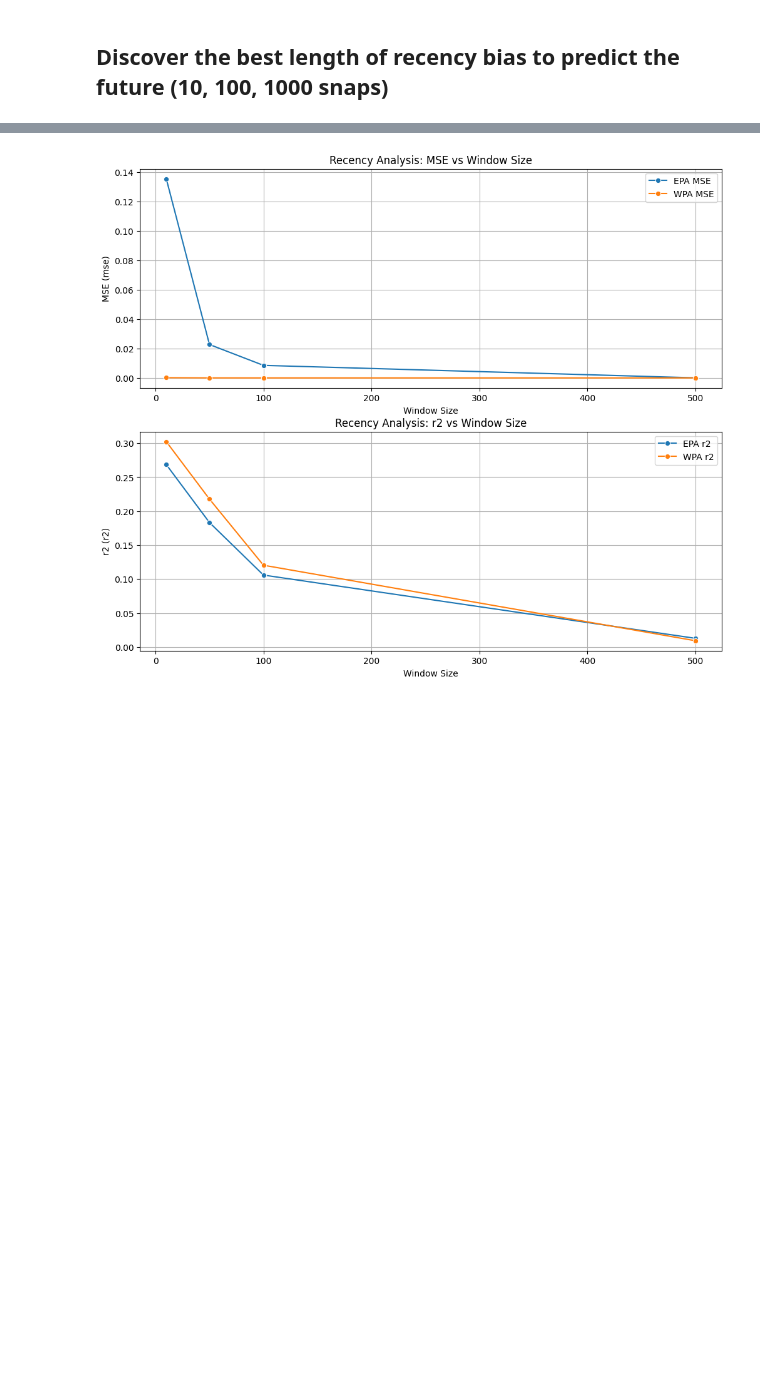
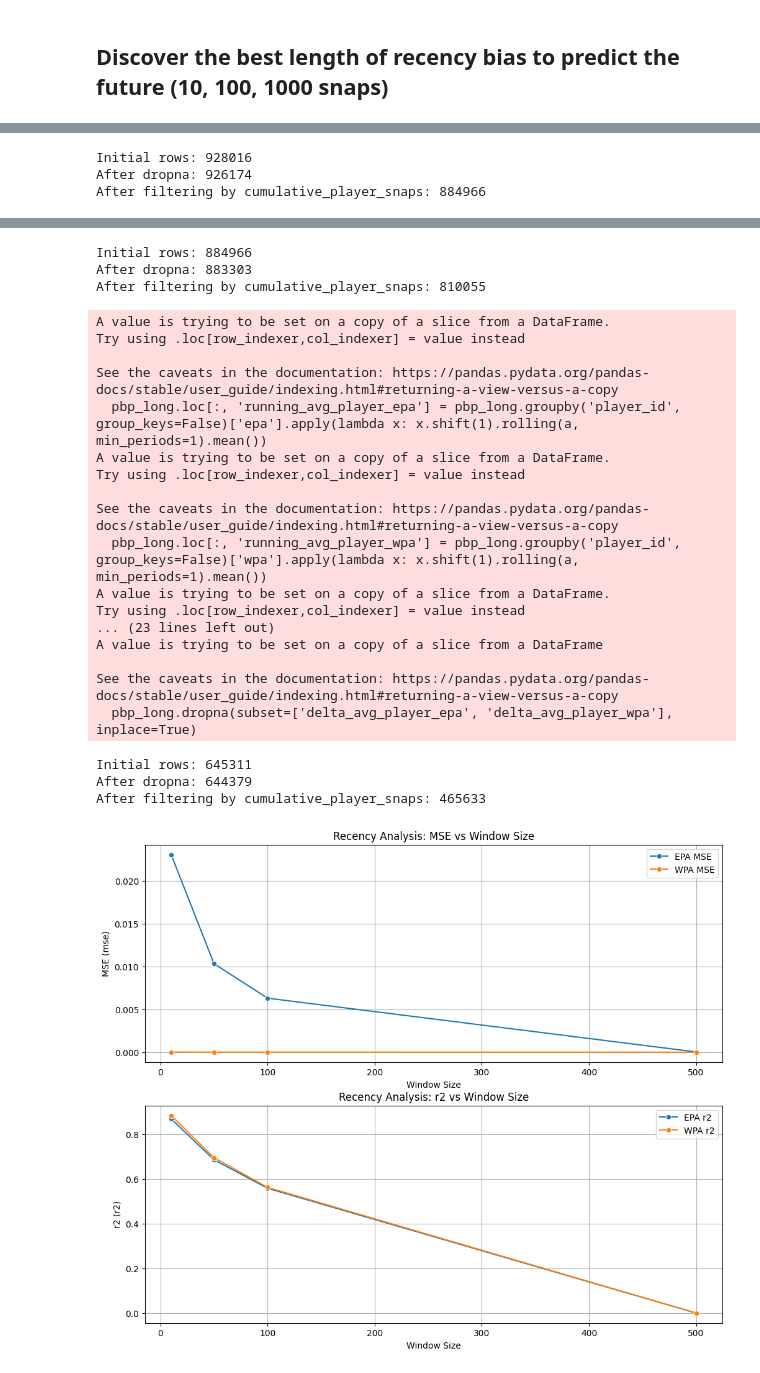
Before and after one commit to jackdepree/FFInsights, a Jupyter notebook: code/trying_out_nflstats.ipynb, the cells around one changed output, grey strips where cells are left out. Saved outputs shown, nothing was run; the diff lists cells and outputs as text; code cells hidden in the pictures; blank space fills up the shorter version.

```diff
--- a/code/trying_out_nflstats.ipynb
+++ b/code/trying_out_nflstats.ipynb
@@ -255,11 +257,11 @@ offensive_players.columns = [
 ]
 
 # Concatenate the original pbp_data with the new offense_players columns
-pbp = pd.concat([pbp_data[['game_id', 'week', 'posteam', 'play_id', 'play_type']], offensive_players], axis=1)
+pbp_wide = pd.concat([pbp_data[['game_id', 'week', 'posteam', 'play_id', 'play_type']], offensive_players], axis=1)
 
 # Filter rows where play_type is not 'None'
-pbp = pbp[pbp['play_type'].notna()]
+pbp_wide = pbp_wide[pbp_wide['play_type'].notna()]
 
-pbp.info()
+pbp_wide.info()
 # %% [output]
 <class 'pandas.core.frame.DataFrame'>
@@ -294,7 +296,8 @@ pbp_data['fixed_drive_result'] = pbp_data['fixed_drive_result'].replace({
     'Turnover on Downs': 0,
     'Fumble': 0,
     'Interception': 0,
-    'Punt': 0
+    'Punt': 0,
+    'Turnover': 0
 })
 # %% [markdown]
 ## Transform to long format
@@ -321,7 +324,7 @@ memory usage: 20.1+ MB
 ## Discover the best length of recency bias to predict the future (10, 100, 1000 snaps)
 # %%
 # Transform pbp to long format with offense_player columns as rows
-pbp_long = pd.melt(pbp, id_vars=['game_id', 'posteam', 'play_id'],
+pbp_long = pd.melt(pbp_wide, id_vars=['game_id', 'posteam', 'play_id'],
                    value_vars=offensive_players.columns, var_name='off_player_number', value_name='player_id')
 
 # Columns necessary for merge
@@ -333,7 +336,7 @@ useful_cols = [
     'ydstogo', # yards to go for the next first down
     #'ydsnet', # net yards gained on the play (yards gained - penalty yards) and includes kickoff
     'yards_gained', # yards gained on the play
-    'fixed_drive_result', # result of the drive (e.g., touchdown, field goal, etc.)
+    #'fixed_drive_result', # result of the drive (e.g., touchdown, field goal, etc.)
     'epa', # expected points added on the play
     'wpa', # win probability added on the play
 ]
@@ -367,6 +370,9 @@ import seaborn as sns
 
 # Define the recency_analysis function
 def recency_analysis(pbp_long, a=10):
+    # Disable warnings
+    import warnings
+    warnings.filterwarnings("ignore")
 
     # Cumulative stats
     pbp_long['cumulative_player_snaps'] = pbp_long.groupby('player_id').cumcount() + 1
@@ -374,17 +380,28 @@ def recency_analysis(pbp_long, a=10):
     pbp_long['cumulative_player_wpa'] = pbp_long.groupby('player_id')['wpa'].cumsum()
     pbp_long['cumulative_player_yards'] = pbp_long.groupby('player_id')['yards_gained'].cumsum()
 
+    # Filter for snaps
+    pbp_long = pbp_long[pbp_long['cumulative_player_snaps'] >= (a/2)]
+
     # Rolling averages without data leakage
-    pbp_long['running_avg_player_epa'] = pbp_long.groupby('player_id')['epa'].apply(lambda x: x.shift(1).rolling(a, min_periods=a).mean())
-    pbp_long['running_avg_player_wpa'] = pbp_long.groupby('player_id')['wpa'].apply(lambda x: x.shift(1).rolling(a, min_periods=a).mean())
-    pbp_long['running_avg_player_yards'] = pbp_long.groupby('player_id')['yards_gained'].apply(lambda x: x.shift(1).rolling(a, min_periods=a).mean())
+    pbp_long.loc[:, 'running_avg_player_epa'] = pbp_long.groupby('player_id', group_keys=False)['epa'].apply(lambda x: x.shift(1).rolling(a, min_periods=1).mean())
+    pbp_long.loc[:, 'running_avg_player_wpa'] = pbp_long.groupby('player_id', group_keys=False)['wpa'].apply(lambda x: x.shift(1).rolling(a, min_periods=1).mean())
+    pbp_long.loc[:, 'running_avg_player_yards'] = pbp_long.groupby('player_id', group_keys=False)['yards_gained'].apply(lambda x: x.shift(1).rolling(a, min_periods=1).mean())
 
-    # Delta features
-    pbp_long['delta_avg_player_epa'] = pbp_long['running_avg_player_epa'].diff()
-    pbp_long['delta_avg_player_wpa'] = pbp_long['running_avg_player_wpa'].diff()
+    # Future rolling averages
+    pbp_long.loc[:, 'future_avg_player_epa'] = pbp_long.groupby('player_id', group_keys=False)['epa'].apply(lambda x: x.shift(-1).rolling(500, min_periods=1).mean())
+    pbp_long.loc[:, 'future_avg_player_wpa'] = pbp_long.groupby('player_id', group_keys=False)['wpa'].apply(lambda x: x.shift(-1).rolling(500, min_periods=1).mean())
 
-    # Drop NaN values created by rolling
+    # Delta features: difference between current and future rolling average
+    pbp_long.loc[:, 'delta_avg_player_epa'] = pbp_long['future_avg_player_epa'] - pbp_long['running_avg_player_epa']
+    pbp_long.loc[:, 'delta_avg_player_wpa'] = pbp_long['future_avg_player_wpa'] - pbp_long['running_avg_player_wpa']
+
+    # Debug statement
+    print(f"Initial rows: {len(pbp_long)}")
     pbp_long.dropna(subset=['delta_avg_player_epa', 'delta_avg_player_wpa'], inplace=True)
+    print(f"After dropna: {len(pbp_long)}")
+    pbp_long = pbp_long[pbp_long['cumulative_player_snaps'] >= a]
+    print(f"After filtering by cumulative_player_snaps: {len(pbp_long)}")
 
     # Initialize the model
     model = Ridge(alpha=1.0)
@@ -478,0 +516,3 @@ To adopt the future behavior and silence this warning, use
+Initial rows: 928016
+After dropna: 926174
+After filtering by cumulative_player_snaps: 884966
@@ -479 +536,24 @@ To adopt the future behavior and silence this warning, use
+Initial rows: 884966
+After dropna: 883303
+After filtering by cumulative_player_snaps: 810055
+A value is trying to be set on a copy of a slice from a DataFrame.
+Try using .loc[row_indexer,col_indexer] = value instead
+
+See the caveats in the documentation: https://pandas.pydata.org/pandas-docs/stable/user_guide/indexing.html#returning-a-view-versus-a-copy
+  pbp_long.loc[:, 'running_avg_player_epa'] = pbp_long.groupby('player_id', group_keys=False)['epa'].apply(lambda x: x.shift(1).rolling(a, min_periods=1).mean())
+A value is trying to be set on a copy of a slice from a DataFrame.
+Try using .loc[row_indexer,col_indexer] = value instead
+
+See the caveats in the documentation: https://pandas.pydata.org/pandas-docs/stable/user_guide/indexing.html#returning-a-view-versus-a-copy
+  pbp_long.loc[:, 'running_avg_player_wpa'] = pbp_long.groupby('player_id', group_keys=False)['wpa'].apply(lambda x: x.shift(1).rolling(a, min_periods=1).mean())
+A value is trying to be set on a copy of a slice from a DataFrame.
+Try using .loc[row_indexer,col_indexer] = value instead
+... (23 lines left out)
+A value is trying to be set on a copy of a slice from a DataFrame
+
+See the caveats in the documentation: https://pandas.pydata.org/pandas-docs/stable/user_guide/indexing.html#returning-a-view-versus-a-copy
+  pbp_long.dropna(subset=['delta_avg_player_epa', 'delta_avg_player_wpa'], inplace=True)
+Initial rows: 645311
+After dropna: 644379
+After filtering by cumulative_player_snaps: 465633
-[figure, old version]
+[figure, new version]
```
Also changed, not shown: parts of 13 cells of this notebook, 2 other files.
